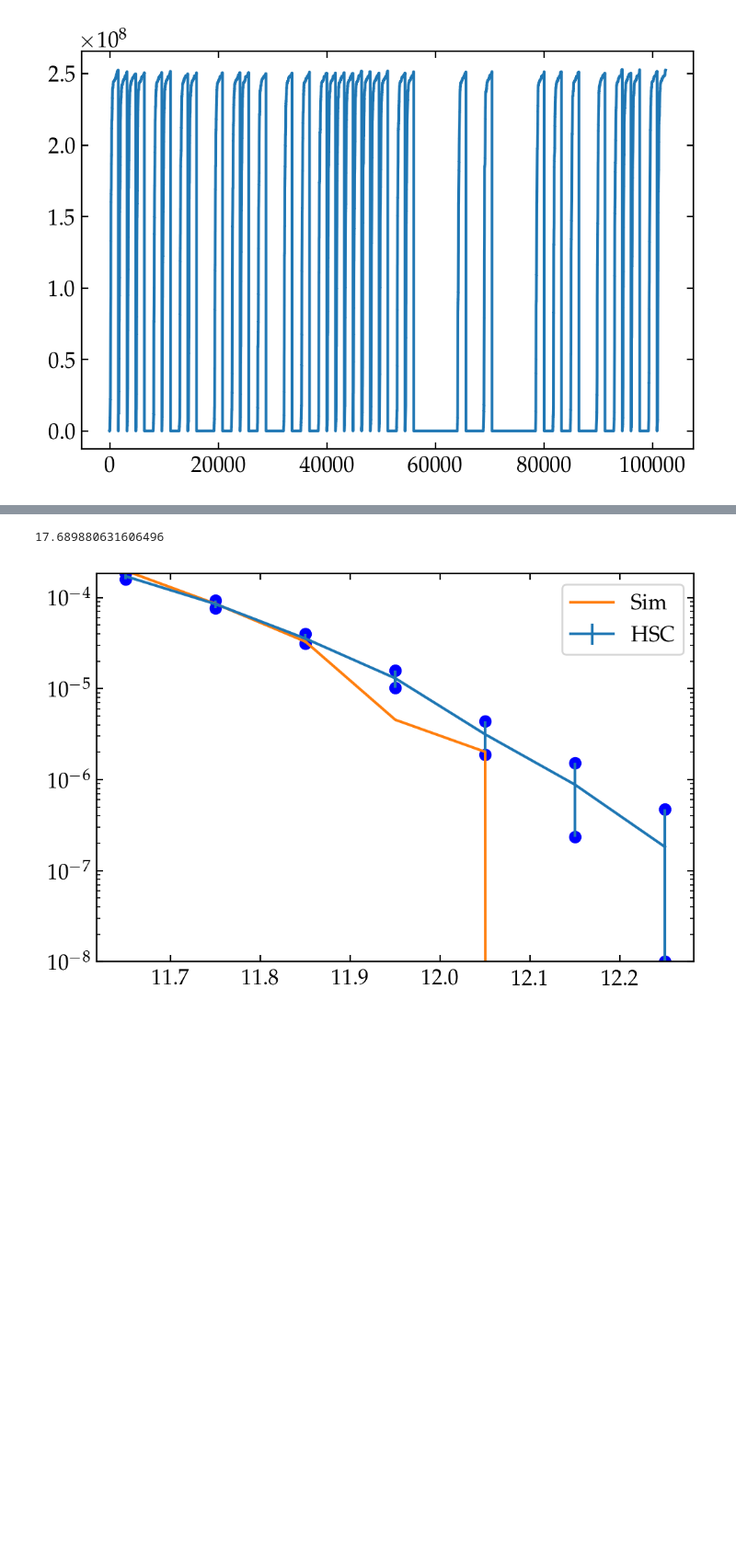
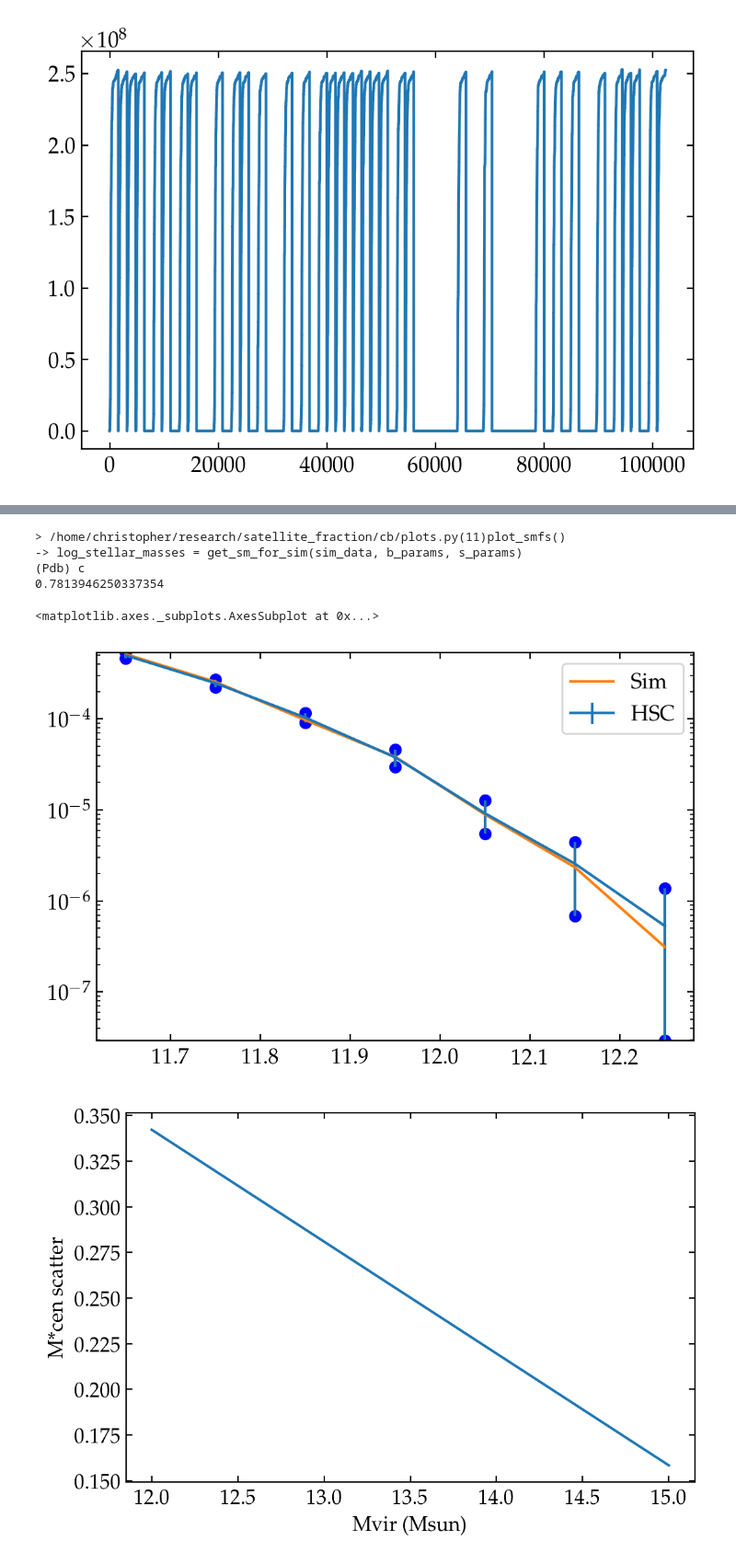
Before and after one commit to gsallabe/thesis_satellite_fraction, a Jupyter notebook: cb/main.ipynb, the cells around one changed output, grey strips where cells are left out. Shown: that part at 92% size. Cells and saved outputs as stored; diff of their text form; code cells hidden in the pictures; blank space fills up the shorter version.

```diff
--- a/cb/main.ipynb
+++ b/cb/main.ipynb
@@ -330,8 +255,10 @@ l.compute_likelihood(obs_smf, sim_smf)
 params = b_params + s_params
 res = scipy.optimize.minimize(
     l.single_step_avg,
-    x0 = res.x,
-    args=(sim_data, obs_smf, 1),
-    method="Powell",
+    x0 = params,
+    args=(sim_data, obs_smf, 3),
+    method="Nelder-Mead",
+    #tol=1,
 )
+assert res.success == True
 # %% [output]
@@ -406,25 +283,13 @@ res = scipy.optimize.minimize(
-# %%
-best_p = res.x
-
-log_stellar_masses = get_sm_for_sim(sim_data, best_p[:3], best_p[3:])
-#log_stellar_masses = get_sm_for_sim(sim_data, b_params, s_params)
-
-smf_bins = np.append(obs_smf["logm_0"], obs_smf["logm_1"][-1])
-smf_centers = obs_smf["logm_mean"]
-
-sim_smf = get_smf(log_stellar_masses, smf_bins, gop.sim_size**3)
-
-_, ax = plt.subplots()
-ax.errorbar(obs_smf["logm_mean"], obs_smf["smf"], yerr=obs_smf["smf_err"], label="HSC")
-ax.scatter(obs_smf["logm_mean"], obs_smf["smf_low"], color="b")
-ax.scatter(obs_smf["logm_mean"], obs_smf["smf_upp"], color="b")
-
-ax.set(yscale="log", ylim=(np.min(obs_smf["smf_low"]), np.max(obs_smf["smf_upp"])))
-
-ax.plot(smf_centers, sim_smf, label="Sim")
-ax.legend()
-
-l.compute_likelihood(obs_smf, sim_smf)
-# %% [output]
-17.689880631606496
-[figure, removed]
+# %%
+best_p = res.x
+#best_p = [12.4506438 , 10.88120647,  0.61182347, -0.0612849 ,  1.07830828]
+p.plot_smfs(sim_data, obs_smf, best_p[:3], best_p[3:])
+p.plot_scatter(best_p[3:])
+# %% [output]
+> /home/christopher/research/satellite_fraction/cb/plots.py(11)plot_smfs()
+-> log_stellar_masses = get_sm_for_sim(sim_data, b_params, s_params)
+(Pdb) c
+0.7813946250337354
+<matplotlib.axes._subplots.AxesSubplot at 0x...>
+[figure, added]
+[figure, added]
```
Also changed, not shown: parts of 33 cells of this notebook, 10 other files.
